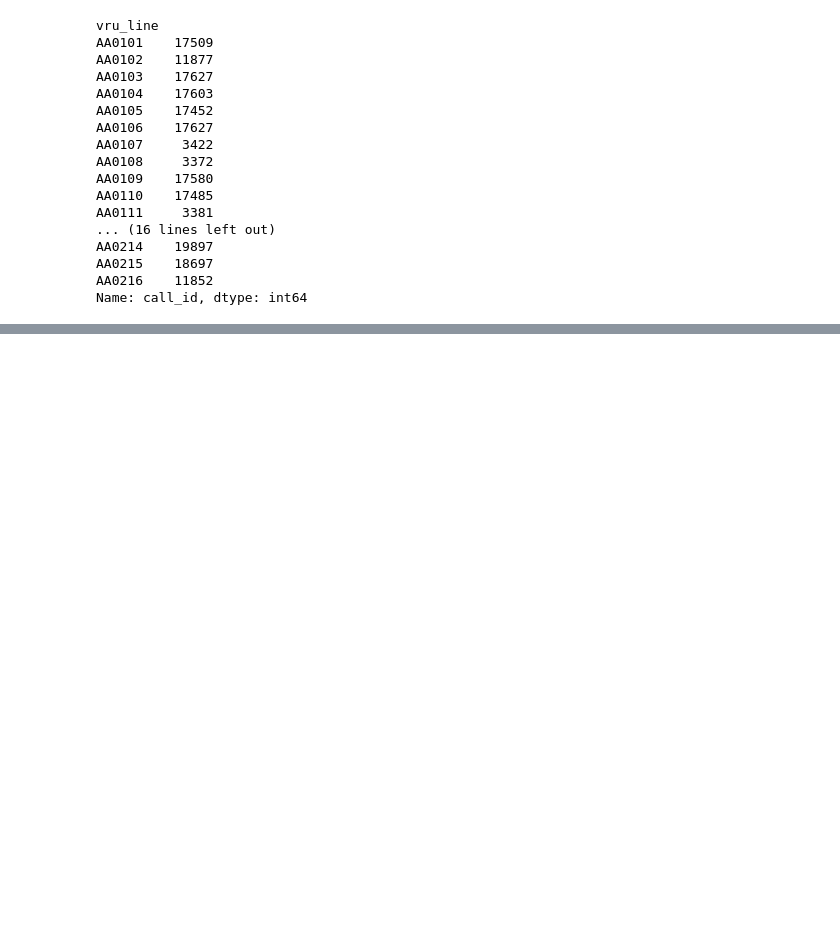
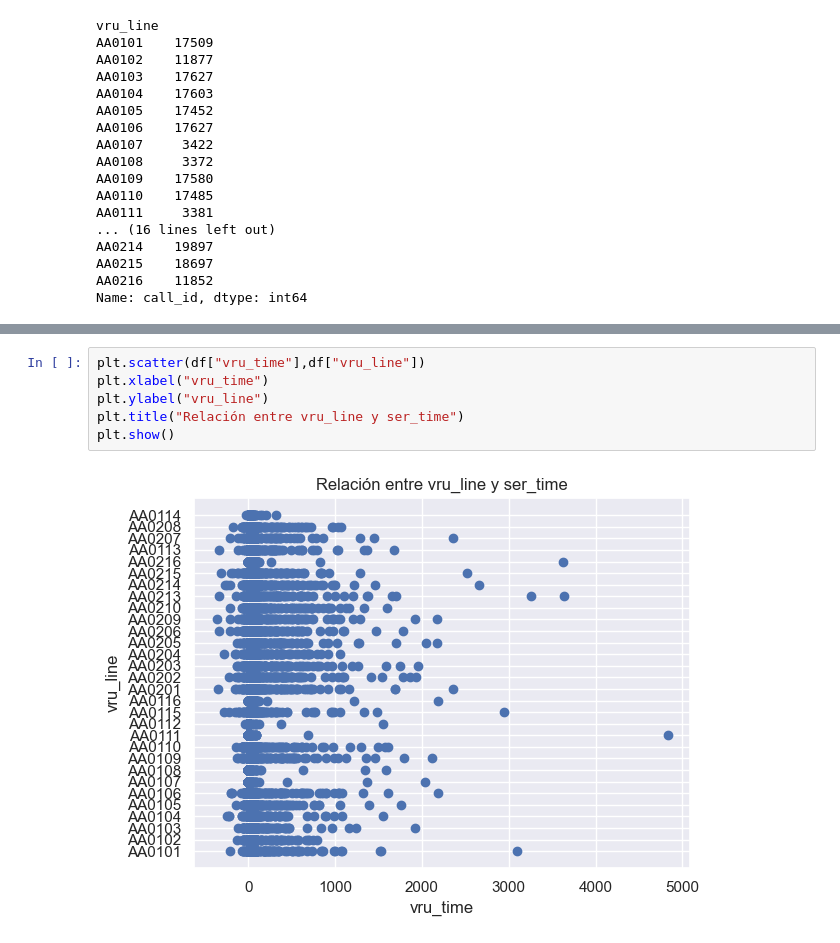
Before and after one commit to pablorobba/Proyecto_call_center, a Jupyter notebook: LimpiezaDatos.ipynb, the cells around one changed output, grey strips where cells are left out. Drawn from its saved outputs; the diff is of its cells as text; blank space fills up the shorter version.

```diff
--- a/LimpiezaDatos.ipynb
+++ b/LimpiezaDatos.ipynb
@@ -81,0 +82,8 @@ dispositivo, siendo que el AA0114 es el menos usado
+# %%
+plt.scatter(df["vru_time"],df["vru_line"])
+plt.xlabel("vru_time")
+plt.ylabel("vru_line")
+plt.title("Relación entre vru_line y ser_time")
+plt.show()
+# %% [output]
+[figure, added]
```
Also changed, not shown: parts of 21 cells of this notebook.
